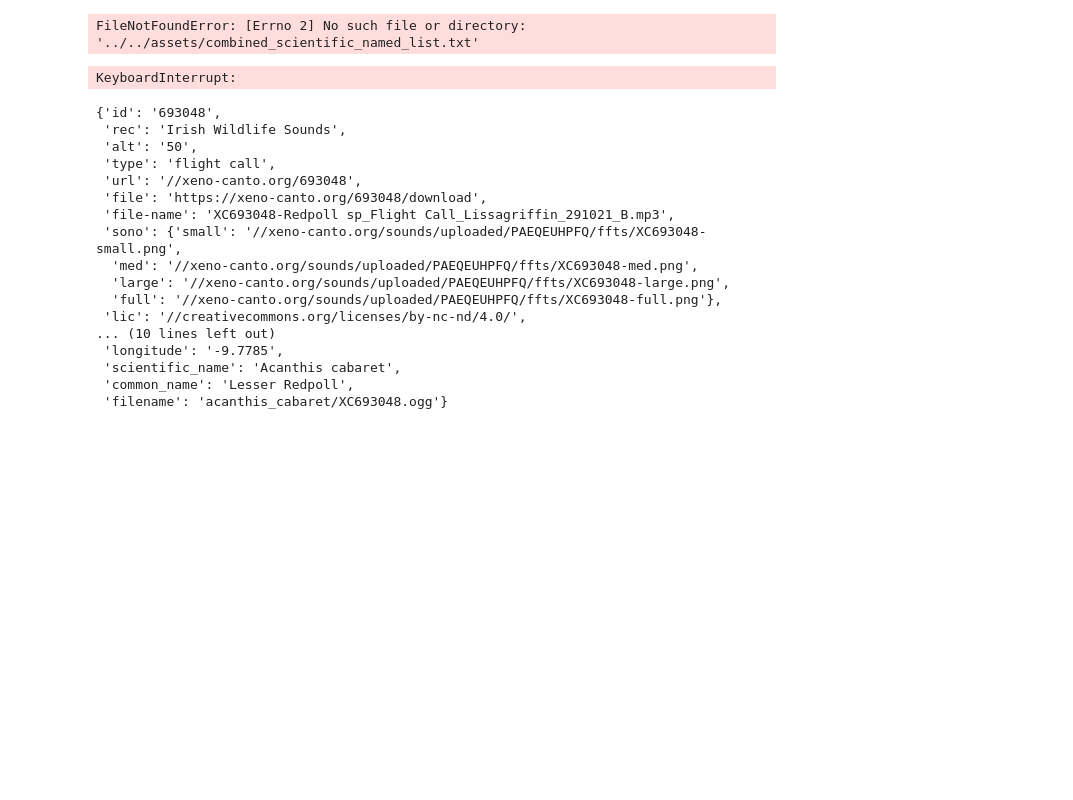
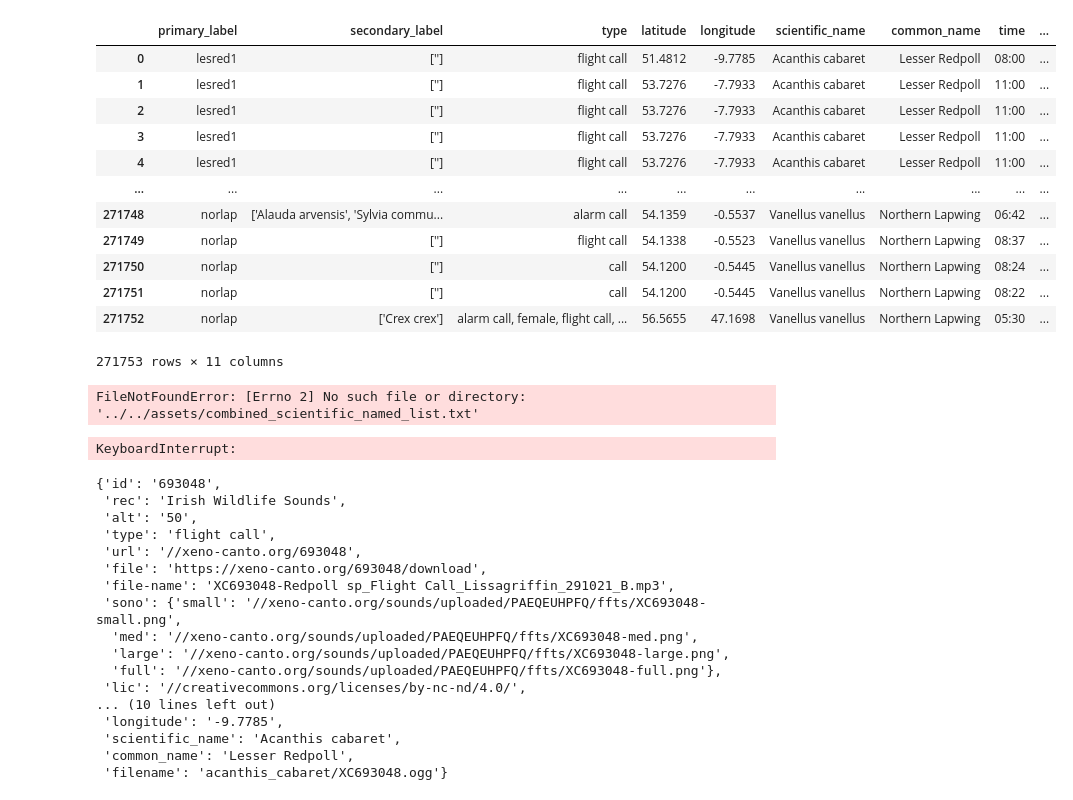
Before and after one commit to farrinfedra/BirdsOfIstanbul, a Jupyter notebook: preprocessing/copy_audio.ipynb, the cells around one changed output. Drawn from its saved outputs; the diff is of its cells as text; code cells hidden in the pictures; blank space fills up the shorter version.

Commit message:
added metadata for test on small dataset

```diff
--- a/preprocessing/copy_audio.ipynb
+++ b/preprocessing/copy_audio.ipynb
@@ -23,3 +53,49 @@ small_audio = '/datasets/xeno_canto/sm_dataset/'
+# %%
+#Create metadata
+output_list = []
+for bird in bird_list:
+        if bird in all_meta:
+            for json_file in os.listdir(xc_metadata + bird):
+
+                with open(xc_metadata + bird + '/' + json_file, "rb") as infile:
+                    load_file = json.load(infile)
+                    rec_dict = load_file['recordings']
+
+                for elem in rec_dict:
+                    elem['primary_label'] = get_bird_code(bird)
+                    elem['secondary_label'] = elem['also']
+                    elem['latitude']= elem['lat']
+                    elem['longitude']= elem['lng']
+                    elem['scientific_name'] = elem['gen'] + ' ' + elem['sp']
+                    elem['common_name'] = elem['en']
+                    idd = elem['id'] #not include
+                    file = 'XC{ids}.ogg'.format(ids = idd) #not include
+                    elem['filename'] = bird + '/' + file
+                    del elem['gen']
+                    del elem['sp']
+                    del elem['ssp']
+                    del elem['cnt']
+                    del elem['loc']
+                    del elem['rmk']
+                    del elem['also']
+                    del elem['en']
+                    del elem['lat']
+                    del elem['lng']
+                    output_list.append(elem)
+# %% [output]
+|  | primary_label | secondary_label | type | latitude | longitude | scientific_name | common_name | time | ... |
+| 0 | lesred1 | [''] | flight call | 51.4812 | -9.7785 | Acanthis cabaret | Lesser Redpoll | 08:00 | ... |
+| 1 | lesred1 | [''] | flight call | 53.7276 | -7.7933 | Acanthis cabaret | Lesser Redpoll | 11:00 | ... |
+| 2 | lesred1 | [''] | flight call | 53.7276 | -7.7933 | Acanthis cabaret | Lesser Redpoll | 11:00 | ... |
+| 3 | lesred1 | [''] | flight call | 53.7276 | -7.7933 | Acanthis cabaret | Lesser Redpoll | 11:00 | ... |
+| 4 | lesred1 | [''] | flight call | 53.7276 | -7.7933 | Acanthis cabaret | Lesser Redpoll | 11:00 | ... |
+| ... | ... | ... | ... | ... | ... | ... | ... | ... | ... |
+| 271748 | norlap | ['Alauda arvensis', 'Sylvia commu... | alarm call | 54.1359 | -0.5537 | Vanellus vanellus | Northern Lapwing | 06:42 | ... |
+| 271749 | norlap | [''] | flight call | 54.1338 | -0.5523 | Vanellus vanellus | Northern Lapwing | 08:37 | ... |
+| 271750 | norlap | [''] | call | 54.1200 | -0.5445 | Vanellus vanellus | Northern Lapwing | 08:24 | ... |
+| 271751 | norlap | [''] | call | 54.1200 | -0.5445 | Vanellus vanellus | Northern Lapwing | 08:22 | ... |
+| 271752 | norlap | ['Crex crex'] | alarm call, female, flight call, ... | 56.5655 | 47.1698 | Vanellus vanellus | Northern Lapwing | 05:30 | ... |
+271753 rows × 11 columns
 # %%
 all_audio = os.listdir(xc_audio)
 all_meta = os.listdir(xc_metadata)
```
Also changed, not shown: parts of 12 cells of this notebook, 11 other files.
